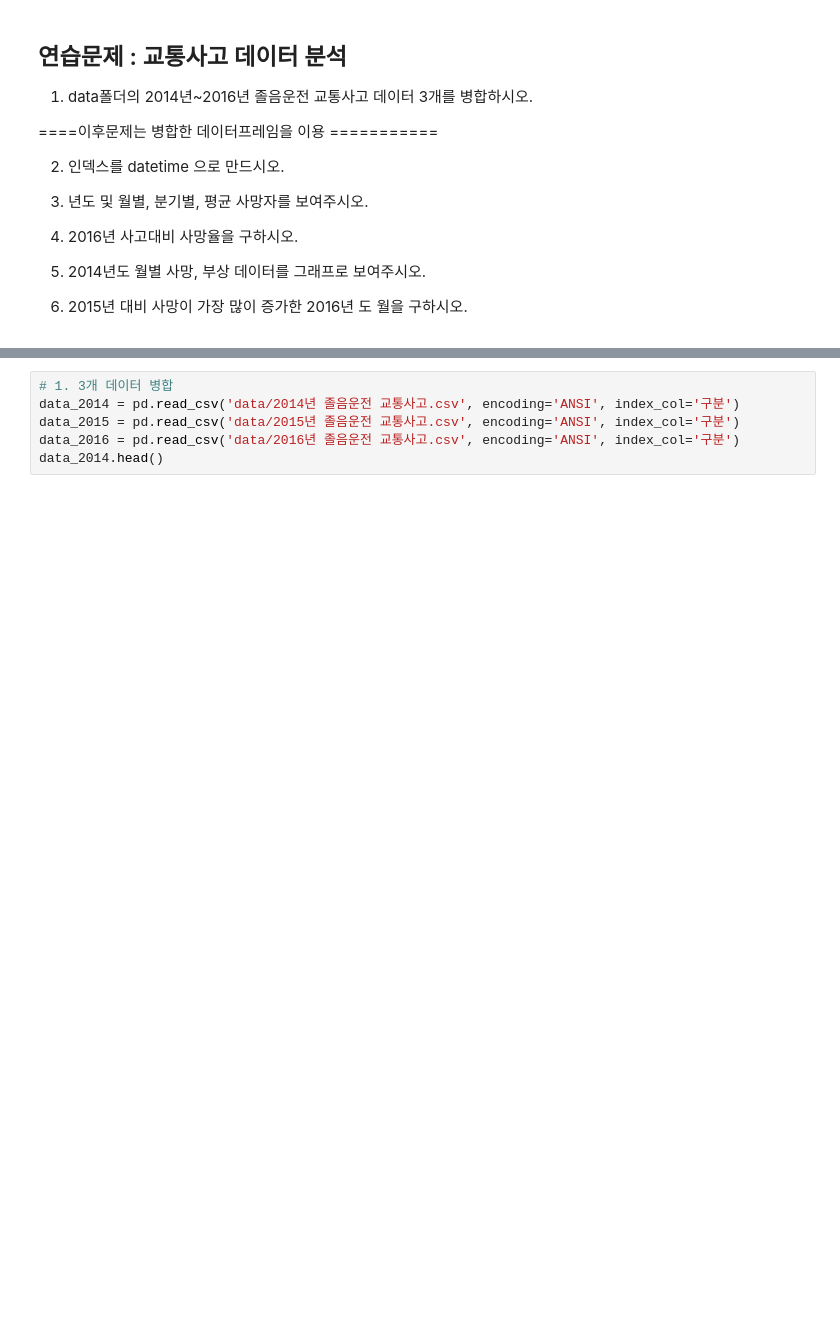
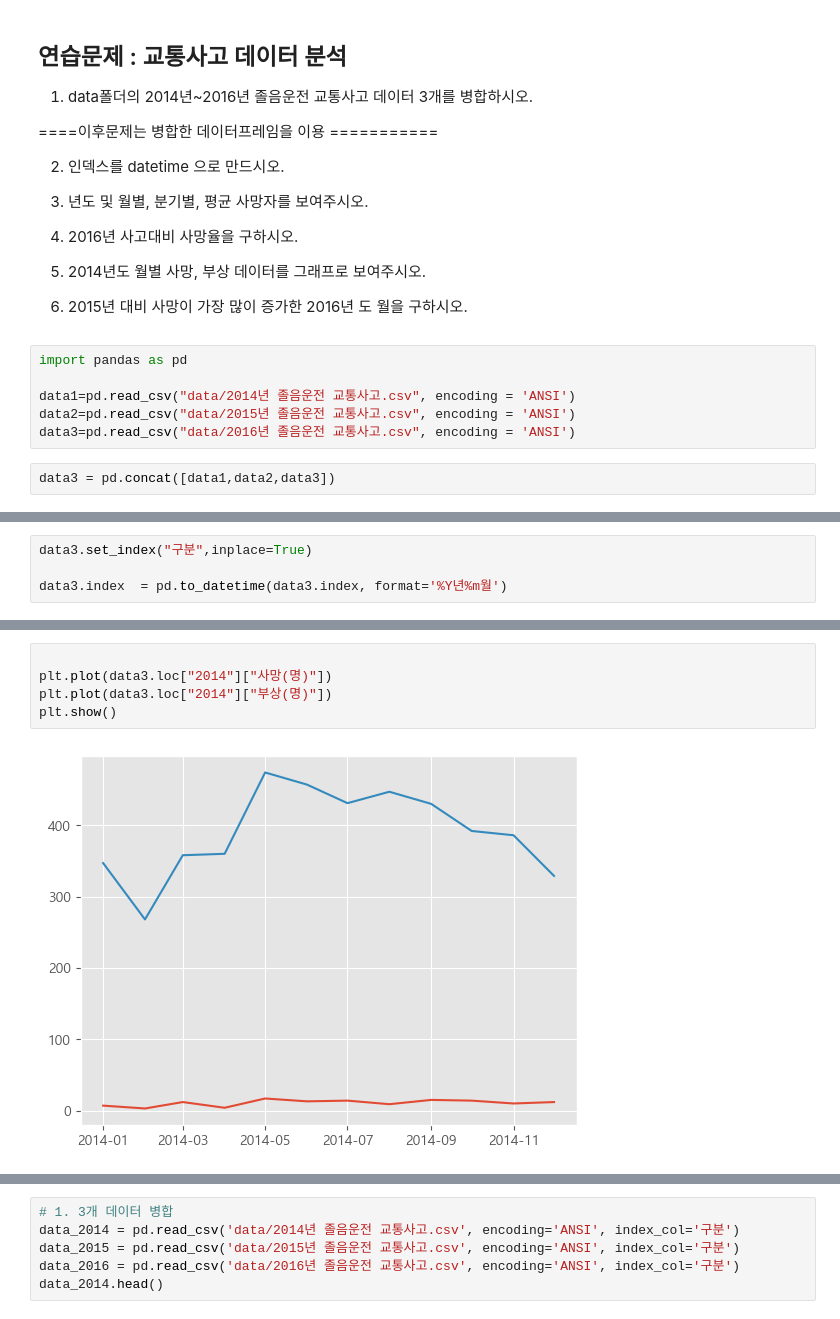
Before and after one commit to min01118/WASSUP4, a Jupyter notebook: 01_Python_Grammar/num_pandas/02_09_Pandas 시계열 자료 다루기.ipynb, the cells around one changed output, grey strips where cells are left out. Saved outputs shown, nothing was run; the diff lists cells and outputs as text; blank space fills up the shorter version.

```diff
--- a/01_Python_Grammar/num_pandas/02_09_Pandas 시계열 자료 다루기.ipynb
+++ b/01_Python_Grammar/num_pandas/02_09_Pandas 시계열 자료 다루기.ipynb
@@ -1163,3 +1195,11 @@ sdf.loc['2023-12'].resample(rule='S').mean()
 5. 2014년도 월별 사망, 부상 데이터를 그래프로 보여주시오.
 
 6. 2015년 대비  사망이 가장 많이 증가한 2016년 도 월을 구하시오.
+# %%
+import pandas as pd
+
+data1=pd.read_csv("data/2014년 졸음운전 교통사고.csv", encoding = 'ANSI')
+data2=pd.read_csv("data/2015년 졸음운전 교통사고.csv", encoding = 'ANSI')
+data3=pd.read_csv("data/2016년 졸음운전 교통사고.csv", encoding = 'ANSI')
+# %%
+data3 = pd.concat([data1,data2,data3])
@@ -1165,0 +1226,4 @@ sdf.loc['2023-12'].resample(rule='S').mean()
+# %%
+data3.set_index("구분",inplace=True)
+
+data3.index  = pd.to_datetime(data3.index, format='%Y년%m월')
@@ -1165,0 +1265,7 @@ sdf.loc['2023-12'].resample(rule='S').mean()
+# %%
+
+plt.plot(data3.loc["2014"]["사망(명)"])
+plt.plot(data3.loc["2014"]["부상(명)"])
+plt.show()
+# %% [output]
+[figure, added]
```
Also changed, not shown: parts of 18 cells of this notebook, 43 other files.
